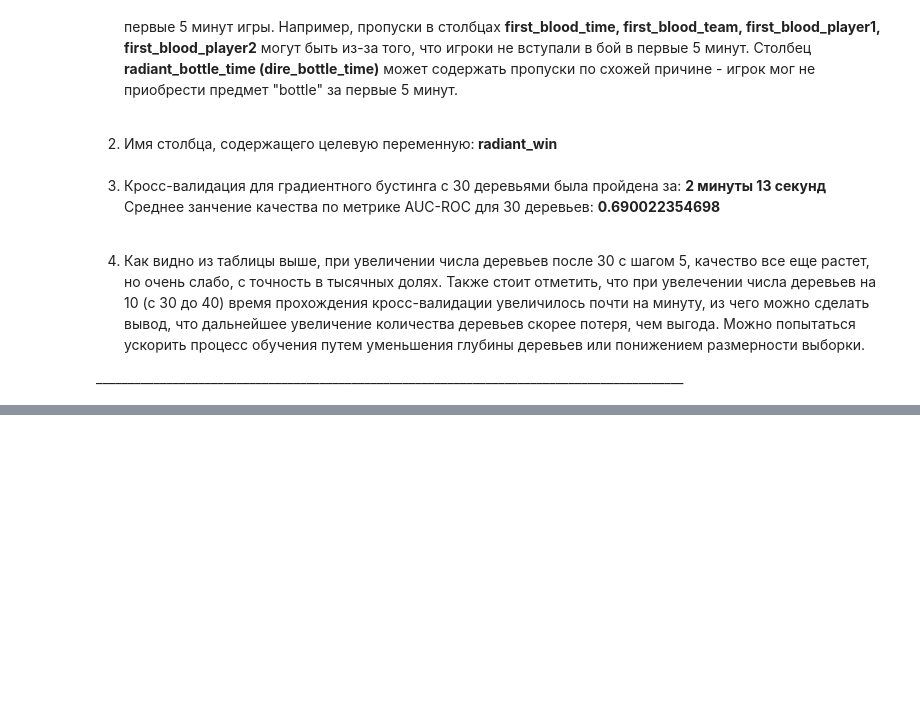
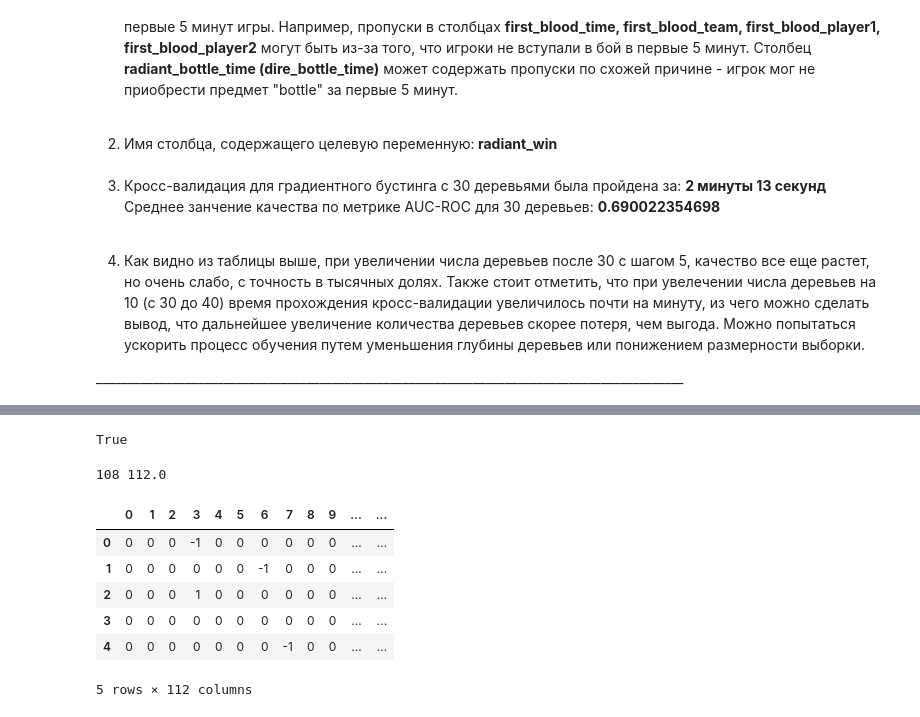
Before and after one commit to TitovArtem/hse_ml, a Jupyter notebook: week#7/final_project.ipynb, the cells around one changed output, grey strips where cells are left out. Drawn from its saved outputs; the diff is of its cells as text; code cells hidden in the pictures; blank space fills up the shorter version.

```diff
--- a/week#7/final_project.ipynb
+++ b/week#7/final_project.ipynb
@@ -192,0 +221,36 @@ Mean scores:  0.716245461378
+# %%
+heros = np.array([])
+for i in range(1, 6, 1):
+    d_key, r_key = 'd%d_hero' % i, 'r%d_hero' % i
+    heros = np.hstack([heros, x[d_key], x[r_key]])
+# %%
+x.shape[0] * 10 == heros.size
+# %% [output]
+True
+# %%
+print pd.unique(heros).size, pd.unique(heros).max()
+# %% [output]
+108 112.0
+# %%
+n_heros = int(pd.unique(heros).max()) #pd.unique(heros).size
+# %%
+def create_heros_bag(x, n_heros):
+    x_pick = np.zeros((x.shape[0], n_heros))
+
+    for i, match_id in enumerate(x.index):
+        for p in range(1, 6, 1):
+            x_pick[i, x.ix[match_id, 'r%d_hero' % (p)]-1] = 1
+            x_pick[i, x.ix[match_id, 'd%d_hero' % (p)]-1] = -1
+    return x_pick
+# %%
+x_pick = create_heros_bag(x, n_heros)
+# %%
+pd.DataFrame(x_pick).head()
+# %% [output]
+|  | 0 | 1 | 2 | 3 | 4 | 5 | 6 | 7 | 8 | 9 | ... | ... |
+| 0 | 0 | 0 | 0 | -1 | 0 | 0 | 0 | 0 | 0 | 0 | ... | ... |
+| 1 | 0 | 0 | 0 | 0 | 0 | 0 | -1 | 0 | 0 | 0 | ... | ... |
+| 2 | 0 | 0 | 0 | 1 | 0 | 0 | 0 | 0 | 0 | 0 | ... | ... |
+| 3 | 0 | 0 | 0 | 0 | 0 | 0 | 0 | 0 | 0 | 0 | ... | ... |
+| 4 | 0 | 0 | 0 | 0 | 0 | 0 | 0 | -1 | 0 | 0 | ... | ... |
+5 rows × 112 columns
```
Also changed, not shown: parts of 9 cells of this notebook.
